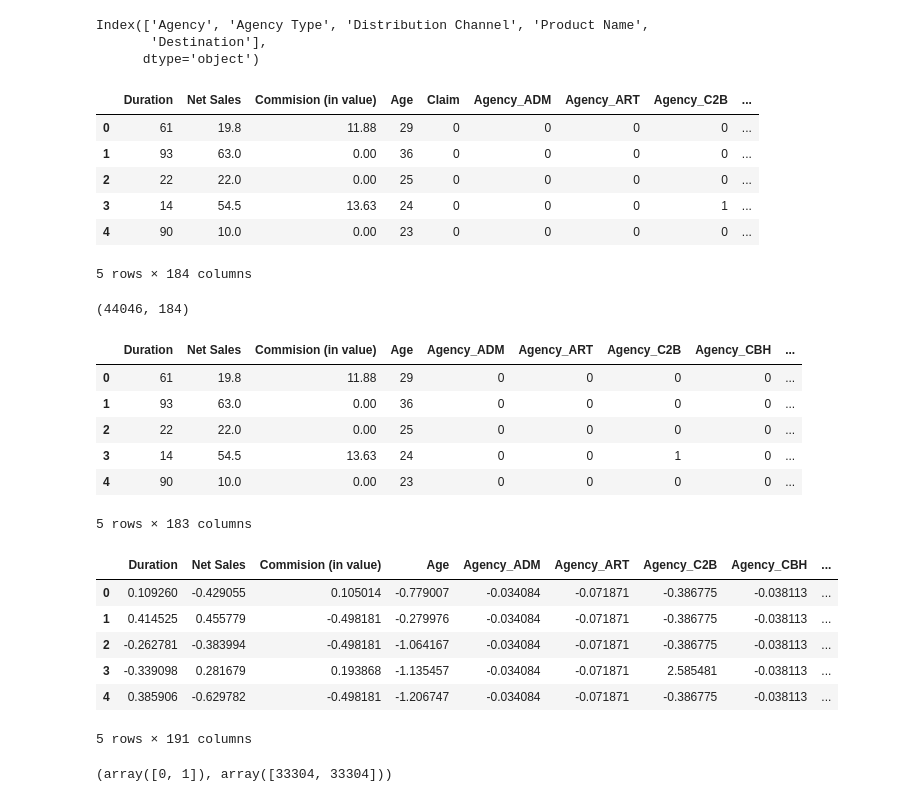
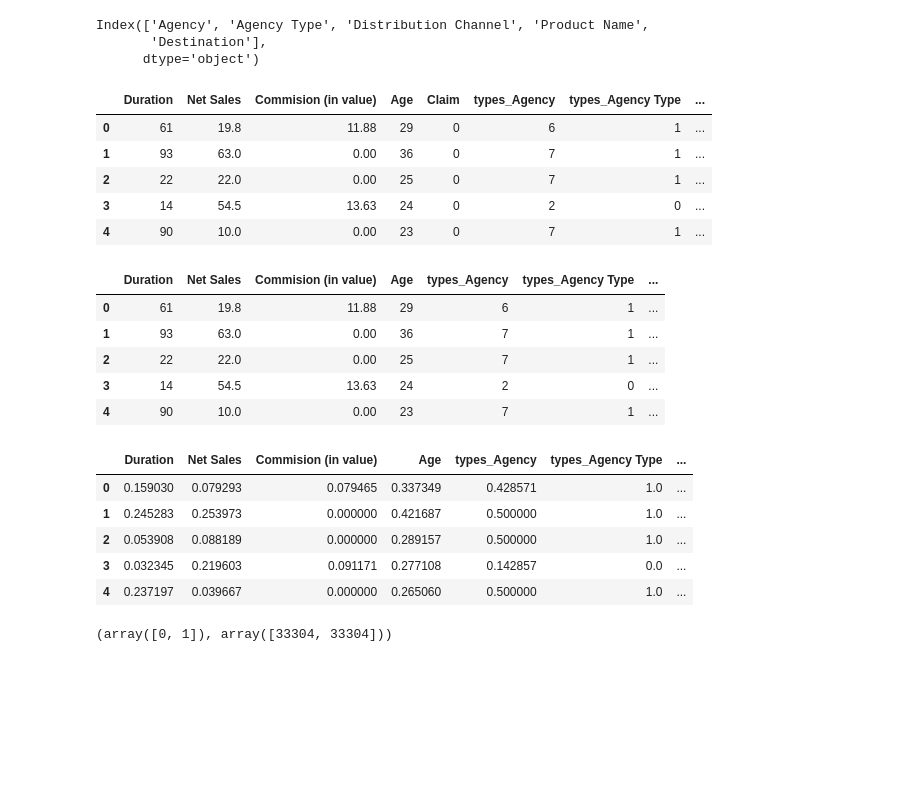
Before and after one commit to bhanuteja2001/Advanced-Travel-Insurance-Claim-Prediction, a Jupyter notebook: Insurance.ipynb, the cells around one changed output. Cells and saved outputs as stored; diff of their text form; code cells hidden in the pictures; blank space fills up the shorter version.

```diff
--- a/Insurance.ipynb
+++ b/Insurance.ipynb
@@ -382,48 +382,50 @@ cat_cols
 Index(['Agency', 'Agency Type', 'Distribution Channel', 'Product Name',
        'Destination'],
       dtype='object')
-# %%
-#after one hot encoding
-insurance_data_one = pd.get_dummies(Insurance_data, columns=cat_cols)
-insurance_data_one.head()
-print(insurance_data_one.shape)
-# %% [output]
-|  | Duration | Net Sales | Commision (in value) | Age | Claim | Agency_ADM | Agency_ART | Agency_C2B | ... |
-| 0 | 61 | 19.8 | 11.88 | 29 | 0 | 0 | 0 | 0 | ... |
-| 1 | 93 | 63.0 | 0.00 | 36 | 0 | 0 | 0 | 0 | ... |
-| 2 | 22 | 22.0 | 0.00 | 25 | 0 | 0 | 0 | 0 | ... |
-| 3 | 14 | 54.5 | 13.63 | 24 | 0 | 0 | 0 | 1 | ... |
-| 4 | 90 | 10.0 | 0.00 | 23 | 0 | 0 | 0 | 0 | ... |
-5 rows × 184 columns
-(44046, 184)
+# %%
+from sklearn.preprocessing import LabelEncoder
+#after label hot encoding
+df = Insurance_data
+
+labelencoder = LabelEncoder()
+
+for col in cat_cols:
+  df['types_{}'.format(col)] = labelencoder.fit_transform(df[col])
+  del df[col]
+df.head()
+# %% [output]
+|  | Duration | Net Sales | Commision (in value) | Age | Claim | types_Agency | types_Agency Type | ... |
+| 0 | 61 | 19.8 | 11.88 | 29 | 0 | 6 | 1 | ... |
+| 1 | 93 | 63.0 | 0.00 | 36 | 0 | 7 | 1 | ... |
+| 2 | 22 | 22.0 | 0.00 | 25 | 0 | 7 | 1 | ... |
+| 3 | 14 | 54.5 | 13.63 | 24 | 0 | 2 | 0 | ... |
+| 4 | 90 | 10.0 | 0.00 | 23 | 0 | 7 | 1 | ... |
 # %%
-X = insurance_data_one.drop(columns = ['Claim'])
-Y = insurance_data_one['Claim']
+X = df.drop(columns = ['Claim'])
+Y = df['Claim']
 # %%
 X.head()
 # %% [output]
-|  | Duration | Net Sales | Commision (in value) | Age | Agency_ADM | Agency_ART | Agency_C2B | Agency_CBH | ... |
-| 0 | 61 | 19.8 | 11.88 | 29 | 0 | 0 | 0 | 0 | ... |
-| 1 | 93 | 63.0 | 0.00 | 36 | 0 | 0 | 0 | 0 | ... |
-| 2 | 22 | 22.0 | 0.00 | 25 | 0 | 0 | 0 | 0 | ... |
-| 3 | 14 | 54.5 | 13.63 | 24 | 0 | 0 | 1 | 0 | ... |
-| 4 | 90 | 10.0 | 0.00 | 23 | 0 | 0 | 0 | 0 | ... |
+|  | Duration | Net Sales | Commision (in value) | Age | types_Agency | types_Agency Type | ... |
+| 0 | 61 | 19.8 | 11.88 | 29 | 6 | 1 | ... |
+| 1 | 93 | 63.0 | 0.00 | 36 | 7 | 1 | ... |
+| 2 | 22 | 22.0 | 0.00 | 25 | 7 | 1 | ... |
+| 3 | 14 | 54.5 | 13.63 | 24 | 2 | 0 | ... |
+| 4 | 90 | 10.0 | 0.00 | 23 | 7 | 1 | ... |
-5 rows × 183 columns
 # %%
-from sklearn.preprocessing import StandardScaler
-scaled_features = StandardScaler().fit_transform(X)
+from sklearn.preprocessing import MinMaxScaler
+scaled_features = MinMaxScaler().fit_transform(X)
 scaled_features = pd.DataFrame(data=scaled_features)
 scaled_features.columns= X.columns
 
 # Let's see how the data looks after scaling
 scaled_features.head()
 # %% [output]
-|  | Duration | Net Sales | Commision (in value) | Age | Agency_ADM | Agency_ART | Agency_C2B | Agency_CBH | ... |
-| 0 | 0.109260 | -0.429055 | 0.105014 | -0.779007 | -0.034084 | -0.071871 | -0.386775 | -0.038113 | ... |
-| 1 | 0.414525 | 0.455779 | -0.498181 | -0.279976 | -0.034084 | -0.071871 | -0.386775 | -0.038113 | ... |
-| 2 | -0.262781 | -0.383994 | -0.498181 | -1.064167 | -0.034084 | -0.071871 | -0.386775 | -0.038113 | ... |
-| 3 | -0.339098 | 0.281679 | 0.193868 | -1.135457 | -0.034084 | -0.071871 | 2.585481 | -0.038113 | ... |
-| 4 | 0.385906 | -0.629782 | -0.498181 | -1.206747 | -0.034084 | -0.071871 | -0.386775 | -0.038113 | ... |
+|  | Duration | Net Sales | Commision (in value) | Age | types_Agency | types_Agency Type | ... |
+| 0 | 0.159030 | 0.079293 | 0.079465 | 0.337349 | 0.428571 | 1.0 | ... |
+| 1 | 0.245283 | 0.253973 | 0.000000 | 0.421687 | 0.500000 | 1.0 | ... |
+| 2 | 0.053908 | 0.088189 | 0.000000 | 0.289157 | 0.500000 | 1.0 | ... |
+| 3 | 0.032345 | 0.219603 | 0.091171 | 0.277108 | 0.142857 | 0.0 | ... |
+| 4 | 0.237197 | 0.039667 | 0.000000 | 0.265060 | 0.500000 | 1.0 | ... |
-5 rows × 191 columns
 # %%
 from sklearn.model_selection import train_test_split
```
Also changed, not shown: parts of 13 cells of this notebook.
